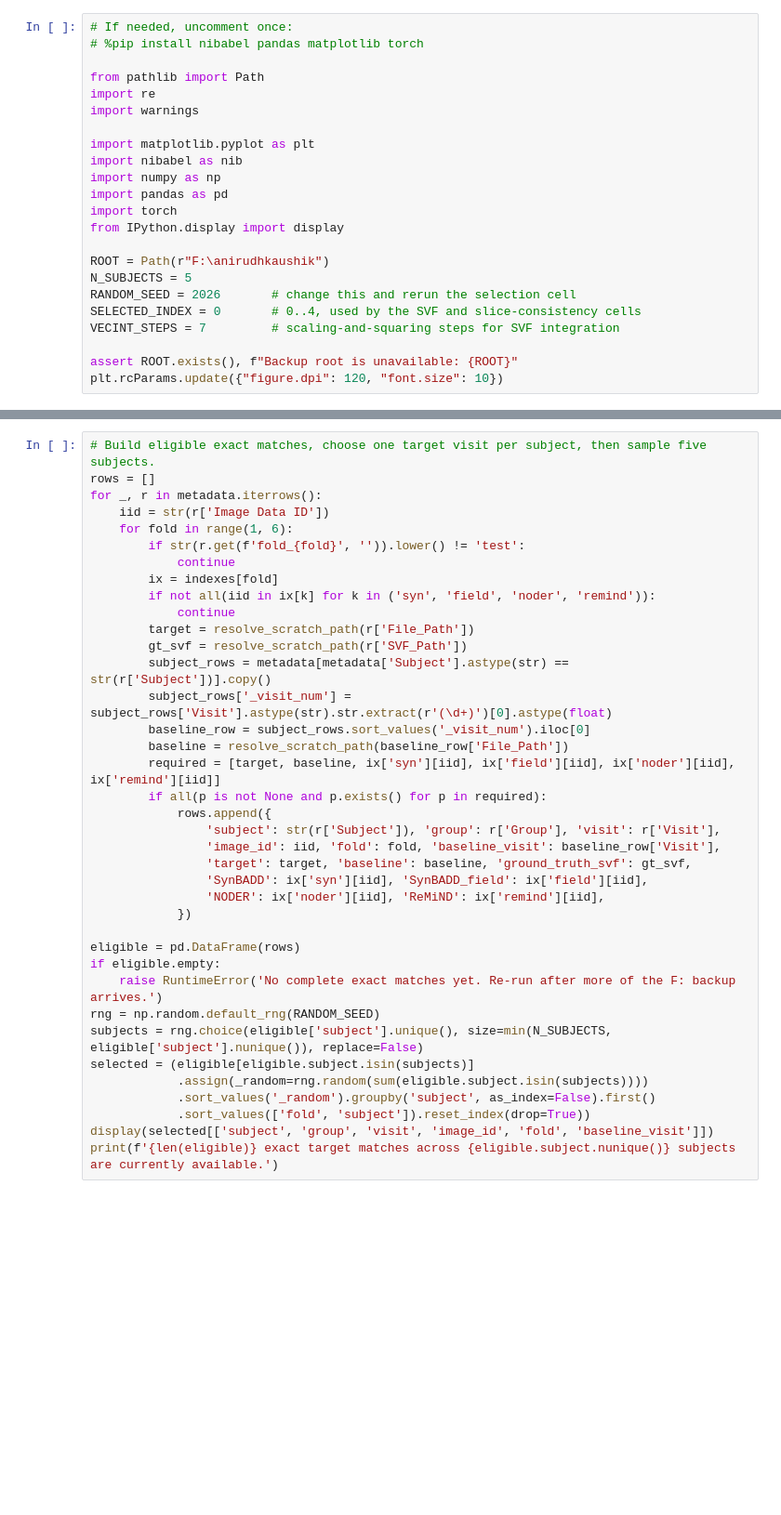
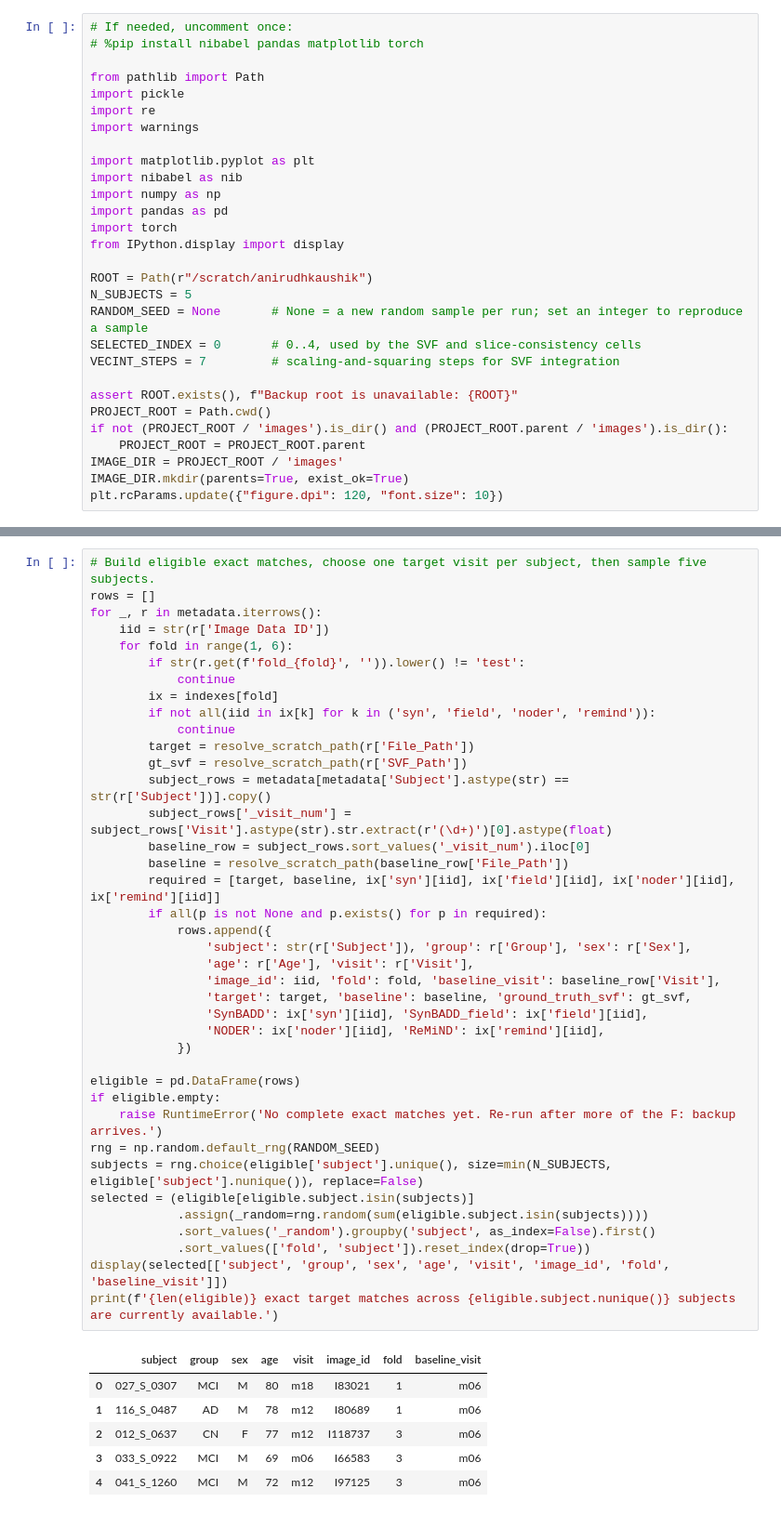
Before and after one commit to anirudhkaushik2003/SYNBADD-rebased, a Jupyter notebook: notebooks/qualitative_sota_comparison.ipynb, the cells around one changed output, grey strips where cells are left out. Shown at 93% size. Saved outputs shown, nothing was run; the diff lists cells and outputs as text; blank space fills up the shorter version.

```diff
--- a/notebooks/qualitative_sota_comparison.ipynb
+++ b/notebooks/qualitative_sota_comparison.ipynb
@@ -7,6 +7,7 @@ This notebook discovers the newest available fold outputs on `F:/anirudhkaushik`
 # %pip install nibabel pandas matplotlib torch
 
 from pathlib import Path
+import pickle
 import re
 import warnings
 
@@ -17,13 +18,18 @@ import pandas as pd
 import torch
 from IPython.display import display
 
-ROOT = Path(r"F:\anirudhkaushik")
+ROOT = Path(r"/scratch/anirudhkaushik")
 N_SUBJECTS = 5
-RANDOM_SEED = 2026       # change this and rerun the selection cell
+RANDOM_SEED = None       # None = a new random sample per run; set an integer to reproduce a sample
 SELECTED_INDEX = 0       # 0..4, used by the SVF and slice-consistency cells
 VECINT_STEPS = 7         # scaling-and-squaring steps for SVF integration
 
 assert ROOT.exists(), f"Backup root is unavailable: {ROOT}"
+PROJECT_ROOT = Path.cwd()
+if not (PROJECT_ROOT / 'images').is_dir() and (PROJECT_ROOT.parent / 'images').is_dir():
+    PROJECT_ROOT = PROJECT_ROOT.parent
+IMAGE_DIR = PROJECT_ROOT / 'images'
+IMAGE_DIR.mkdir(parents=True, exist_ok=True)
 plt.rcParams.update({"figure.dpi": 120, "font.size": 10})
 # %%
 # Discovery and exact image-ID indexing. This cell is safe to rerun while files are still arriving.
@@ -115,32 +129,40 @@ for _, r in metadata.iterrows():
         if str(r.get(f'fold_{fold}', '')).lower() != 'test':
             continue
         ix = indexes[fold]
         if not all(iid in ix[k] for k in ('syn', 'field', 'noder', 'remind')):
             continue
         target = resolve_scratch_path(r['File_Path'])
         gt_svf = resolve_scratch_path(r['SVF_Path'])
         subject_rows = metadata[metadata['Subject'].astype(str) == str(r['Subject'])].copy()
         subject_rows['_visit_num'] = subject_rows['Visit'].astype(str).str.extract(r'(\d+)')[0].astype(float)
         baseline_row = subject_rows.sort_values('_visit_num').iloc[0]
         baseline = resolve_scratch_path(baseline_row['File_Path'])
         required = [target, baseline, ix['syn'][iid], ix['field'][iid], ix['noder'][iid], ix['remind'][iid]]
         if all(p is not None and p.exists() for p in required):
             rows.append({
-                'subject': str(r['Subject']), 'group': r['Group'], 'visit': r['Visit'],
+                'subject': str(r['Subject']), 'group': r['Group'], 'sex': r['Sex'],
+                'age': r['Age'], 'visit': r['Visit'],
                 'image_id': iid, 'fold': fold, 'baseline_visit': baseline_row['Visit'],
                 'target': target, 'baseline': baseline, 'ground_truth_svf': gt_svf,
                 'SynBADD': ix['syn'][iid], 'SynBADD_field': ix['field'][iid],
                 'NODER': ix['noder'][iid], 'ReMiND': ix['remind'][iid],
             })
 
 eligible = pd.DataFrame(rows)
 if eligible.empty:
     raise RuntimeError('No complete exact matches yet. Re-run after more of the F: backup arrives.')
 rng = np.random.default_rng(RANDOM_SEED)
 subjects = rng.choice(eligible['subject'].unique(), size=min(N_SUBJECTS, eligible['subject'].nunique()), replace=False)
 selected = (eligible[eligible.subject.isin(subjects)]
             .assign(_random=rng.random(sum(eligible.subject.isin(subjects))))
             .sort_values('_random').groupby('subject', as_index=False).first()
             .sort_values(['fold', 'subject']).reset_index(drop=True))
-display(selected[['subject', 'group', 'visit', 'image_id', 'fold', 'baseline_visit']])
+display(selected[['subject', 'group', 'sex', 'age', 'visit', 'image_id', 'fold', 'baseline_visit']])
 print(f'{len(eligible)} exact target matches across {eligible.subject.nunique()} subjects are currently available.')
+# %% [output]
+|  | subject | group | sex | age | visit | image_id | fold | baseline_visit |
+| 0 | 027_S_0307 | MCI | M | 80 | m18 | I83021 | 1 | m06 |
+| 1 | 116_S_0487 | AD | M | 78 | m12 | I80689 | 1 | m06 |
+| 2 | 012_S_0637 | CN | F | 77 | m12 | I118737 | 3 | m06 |
+| 3 | 033_S_0922 | MCI | M | 69 | m06 | I66583 | 3 | m06 |
+| 4 | 041_S_1260 | MCI | M | 72 | m12 | I97125 | 3 | m06 |
```
Also changed, not shown: parts of 9 cells of this notebook, 12 other files.
